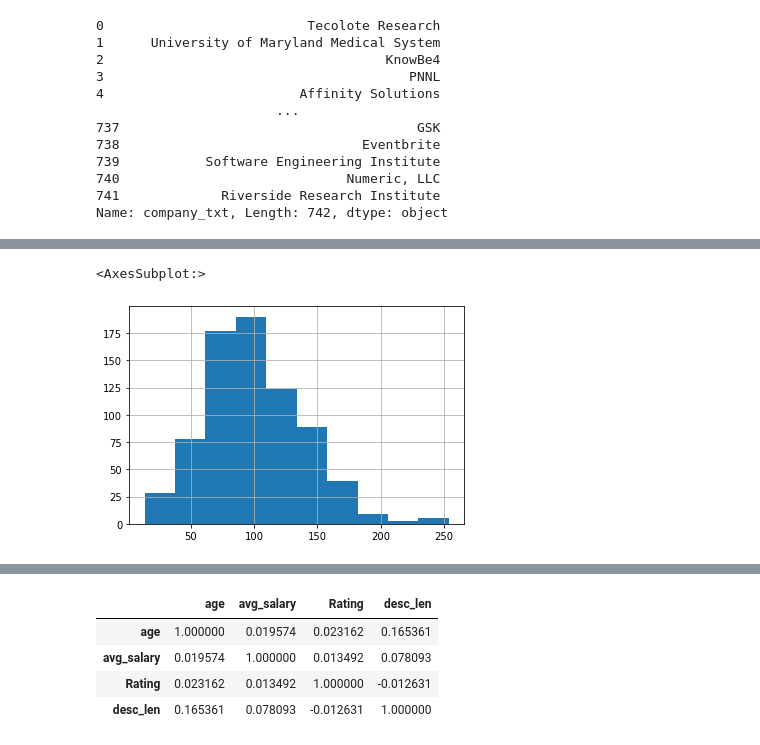
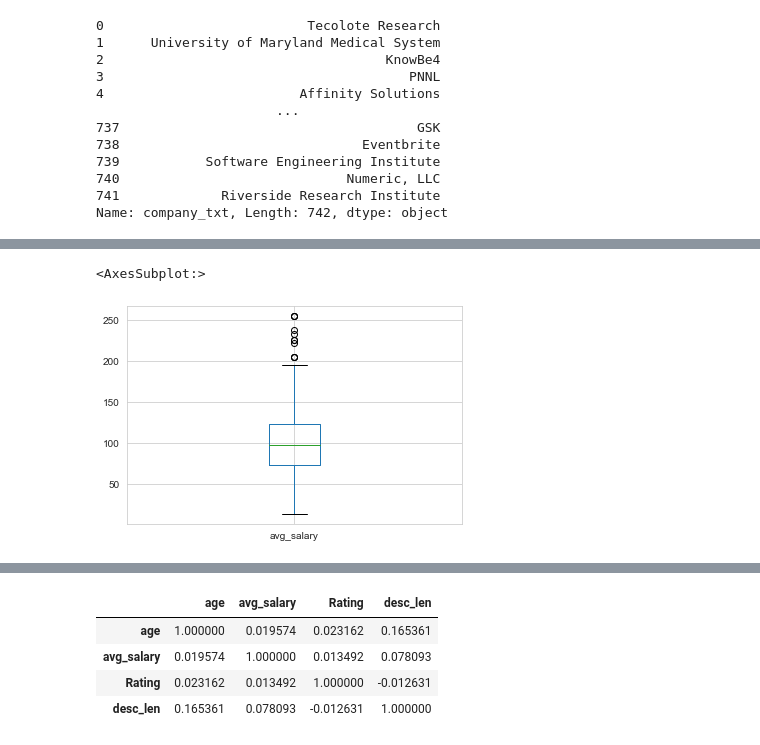
Before and after one commit to onkar33buchke/Python_data-cleaning_and_EDA, a Jupyter notebook: data_EDA.ipynb, the cells around one changed output, grey strips where cells are left out. Saved outputs shown, nothing was run; the diff lists cells and outputs as text; code cells hidden in the pictures.

Commit message:
data_eda file modified

```diff
--- a/data_EDA.ipynb
+++ b/data_EDA.ipynb
@@ -194,0 +244,4 @@ df.Rating.hist()
+# %%
+# Plotting historgam for Rating
+sns.set_style('darkgrid')
+sns.histplot(x='Rating',data=df,bins=6)
@@ -194,0 +251,4 @@ df.Rating.hist()
+# %%
+# Plotting histogram for avg_salary
+sns.set_style('whitegrid')
+sns.histplot(x='avg_salary',data=df,bins=5)
@@ -195,5 +258,5 @@ df.Rating.hist()
 # %%
-df.avg_salary.hist()
+df.boxplot(column = "avg_salary")
 # %% [output]
 <AxesSubplot:>
-[figure, old version]
+[figure, new version]
```
Also changed, not shown: parts of 38 cells of this notebook, 1 other file.
